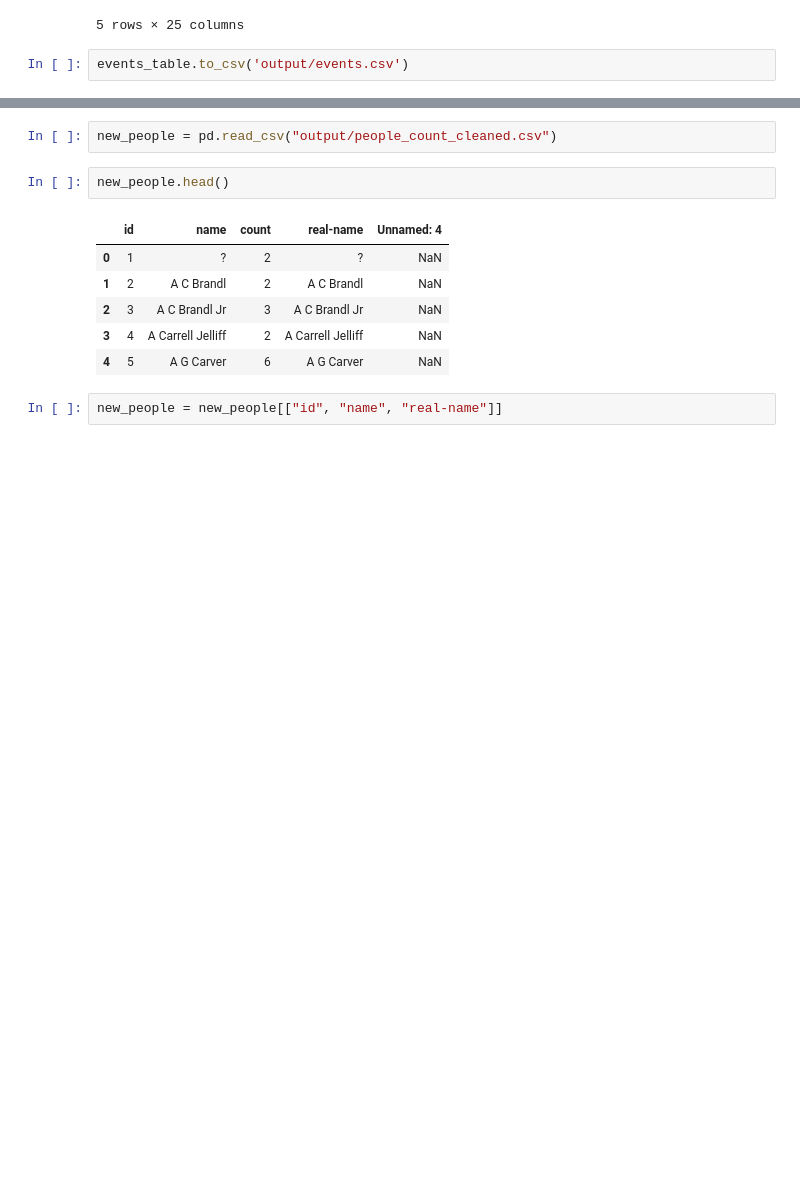
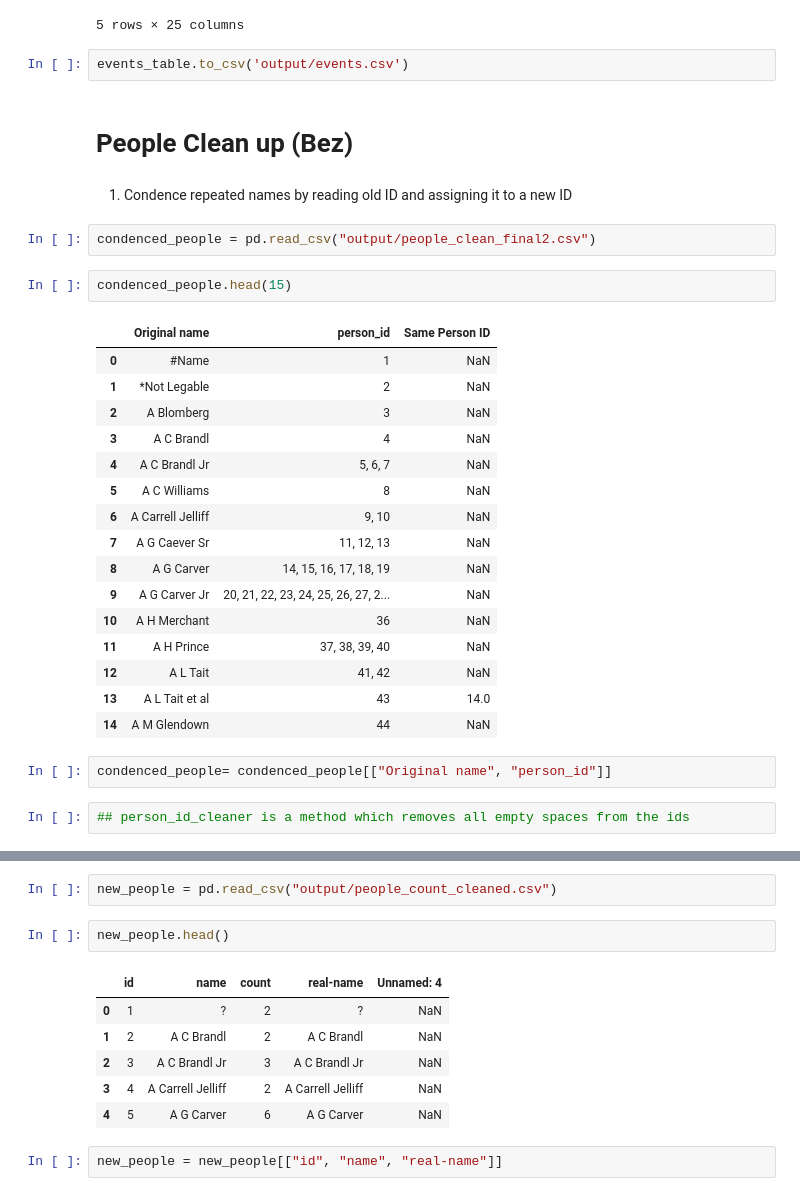
Before and after one commit to squeakyspacebar/urban-renewal-curation, a Jupyter notebook: python/Bez-Data-org.ipynb, the cells around one changed output, grey strips where cells are left out. Saved outputs shown, nothing was run; the diff lists cells and outputs as text; blank space fills up the shorter version.

```diff
--- a/python/Bez-Data-org.ipynb
+++ b/python/Bez-Data-org.ipynb
@@ -1368,3 +1370,32 @@ events_table.head()
 5 rows × 25 columns
 # %%
 events_table.to_csv('output/events.csv')
+# %% [markdown]
+# People Clean up (Bez)
+# %% [markdown]
+1. Condence repeated names by reading old ID and assigning it to a new ID
+# %%
+condenced_people = pd.read_csv("output/people_clean_final2.csv")
+# %%
+condenced_people.head(15)
+# %% [output]
+|  | Original name | person_id | Same Person ID |
+| 0 | #Name | 1 | NaN |
+| 1 | *Not Legable | 2 | NaN |
+| 2 | A Blomberg | 3 | NaN |
+| 3 | A C Brandl | 4 | NaN |
+| 4 | A C Brandl Jr | 5, 6, 7 | NaN |
+| 5 | A C Williams | 8 | NaN |
+| 6 | A Carrell Jelliff | 9, 10 | NaN |
+| 7 | A G Caever Sr | 11, 12, 13 | NaN |
+| 8 | A G Carver | 14, 15, 16, 17, 18, 19 | NaN |
+| 9 | A G Carver Jr | 20, 21, 22, 23, 24, 25, 26, 27, 2... | NaN |
+| 10 | A H Merchant | 36 | NaN |
+| 11 | A H Prince | 37, 38, 39, 40 | NaN |
+| 12 | A L Tait | 41, 42 | NaN |
+| 13 | A L Tait et al | 43 | 14.0 |
+| 14 | A M Glendown | 44 | NaN |
+# %%
+condenced_people= condenced_people[["Original name", "person_id"]]
+# %%
+## person_id_cleaner is a method which removes all empty spaces from the ids
```
Also changed, not shown: parts of 25 cells of this notebook.
